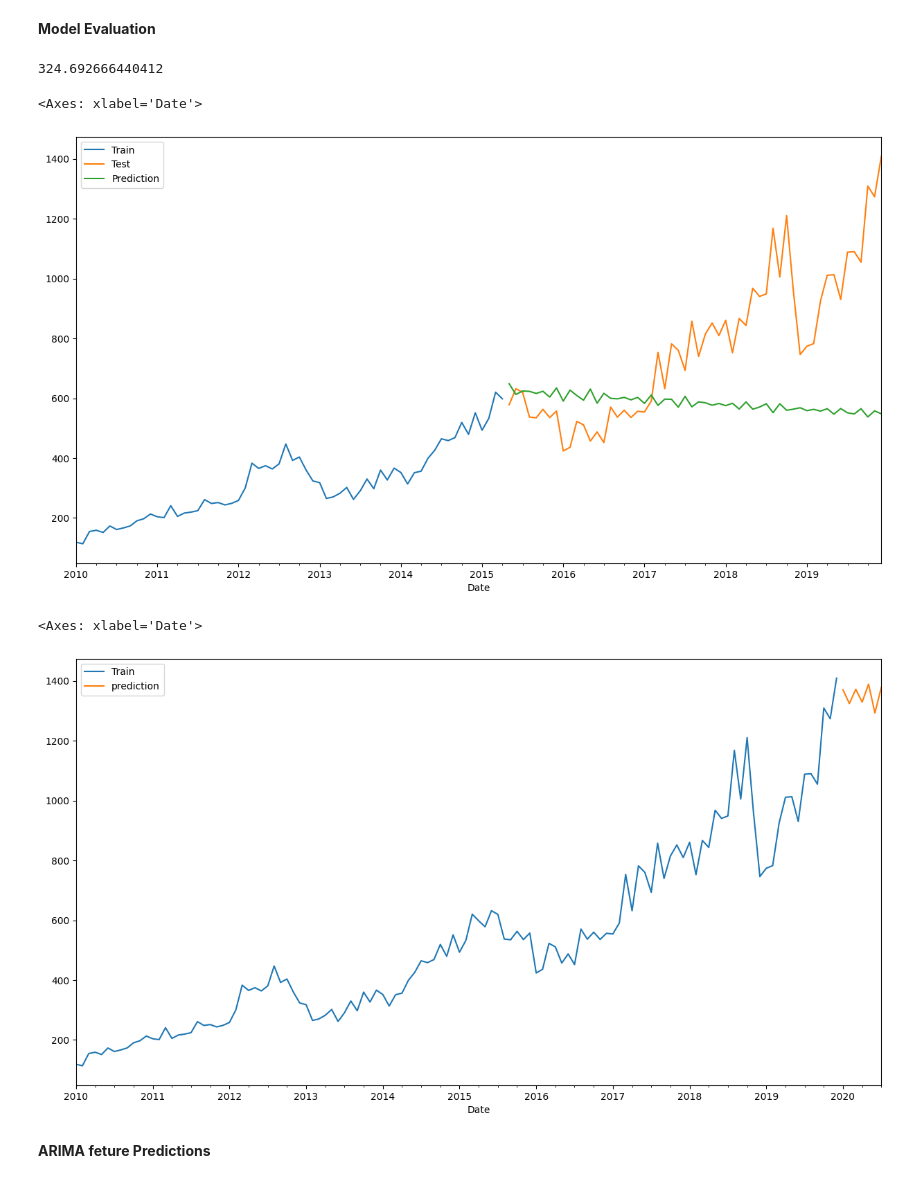
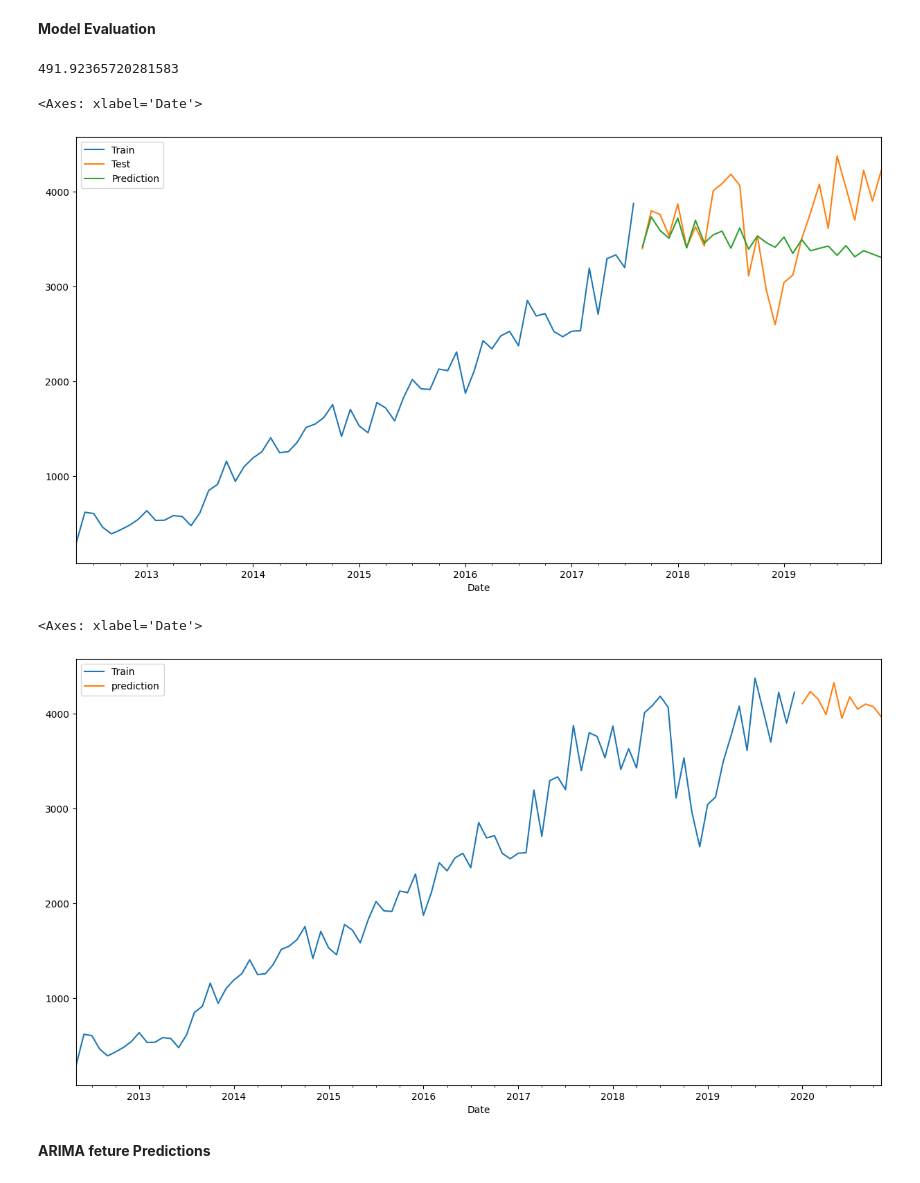
Before and after one commit to senithu-perera/COS30018-Intelligent-Systems, a Jupyter notebook: test-taskb5.IPYNB, the cells around one changed output. Cells and saved outputs as stored; diff of their text form; code cells hidden in the pictures.

```diff
--- a/test-taskb5.IPYNB
+++ b/test-taskb5.IPYNB
@@ -17,7 +17,7 @@ from statsmodels.tsa.arima.model import ARIMA
 <strong>Loading dateframe and saving if not</strong>
 # %%
 save_local = True
-ticker = "AAPL"
+ticker = "META"
 start_date = "2010-01-01"
 end_date = "2020-01-01"
 local_file = f'data/{ticker}_data.csv'
@@ -135,24 +135,24 @@ Freq: MS, Name: predicted_mean, dtype: float64
 error = np.sqrt(mean_squared_error(test, prediction))
 error
 # %% [output]
-324.692666440412
+491.92365720281583
 # %%
 train.plot(legend=True, label="Train", figsize=(15, 8))
 test.plot(legend=True, label="Test")
 prediction.plot(legend=True, label="Prediction")
 # %% [output]
 <Axes: xlabel='Date'>
-[figure, old version]
+[figure, new version]
 # %%
-prediction_steps = 6
+prediction_steps = 10
 final_model = ARIMA(data_grouped_mouthly, order=(5, 0, 4)).fit()
 final_prediction = final_model.predict(len(data_grouped_mouthly), len(data_grouped_mouthly) + prediction_steps)
 
 data_grouped_mouthly.plot(legend=True, label="Train", figsize=(15, 8))
 final_prediction.plot(legend=True, label="prediction")
 # %% [output]
 <Axes: xlabel='Date'>
-[figure, old version]
+[figure, new version]
 # %% [markdown]
 <strong>ARIMA feture Predictions</strong>
 # %%
```
Also changed, not shown: parts of 10 cells of this notebook.
